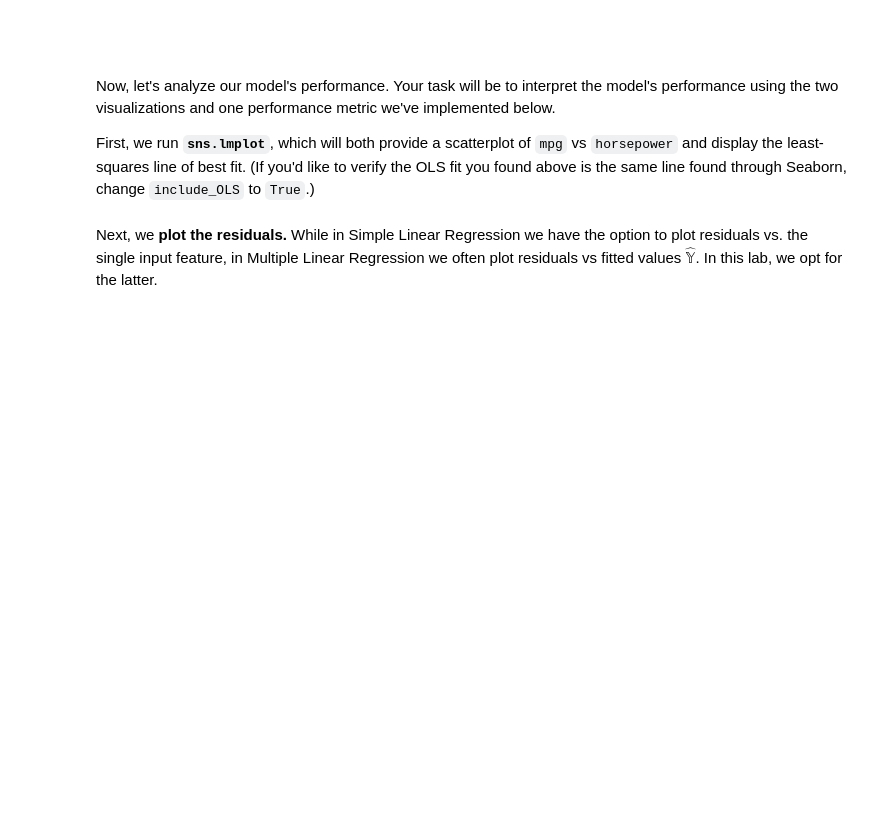
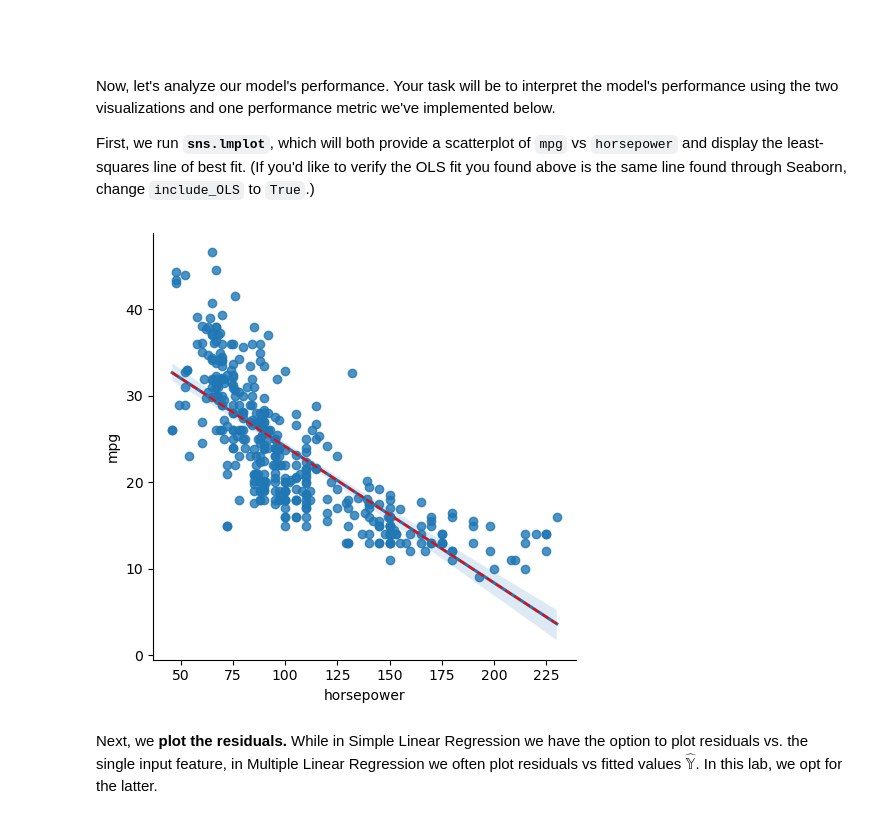
Before and after one commit to AliceRayLu/data-100-sp22, a Jupyter notebook: lab/lab06/lab06.ipynb, the cells around one changed output. Cells and saved outputs as stored; diff of their text form; code cells hidden in the pictures; blank space fills up the shorter version.

```diff
--- a/lab/lab06/lab06.ipynb
+++ b/lab/lab06/lab06.ipynb
@@ -118,7 +129,7 @@ def add_intercept(X):
     A 2D matrix of shape n x (p + 1), where the leftmost
     column is a column vector of 1's
     """
-    bias_feature = ...
+    bias_feature = np.ones((X.shape[0],1))
     return np.concatenate([bias_feature, X], axis=1)
 
 # Note the [[ ]] brackets below: the argument needs to be
@@ -157,6 +172,6 @@ def linear_model(thetas, X):
     -----------
     A 1D vector representing the linear combination of thetas and features as defined above.
     """
-    ...
+    return np.dot(X,thetas)
 # %%
 grader.check("q1b")
@@ -199,7 +216,8 @@ def get_analytical_sol(X, y):
     The estimate for theta (a 1D vector) computed using the
     equation mentioned above.
     """
-    ...
+    return np.linalg.solve(X.T@X,X.T@y)
+#don't use: np.dot(np.linalg.inv(X.T@X),X.T@y) -- maynot appear error in the next problems
 
 Y = vehicle_data['mpg']
 analytical_thetas = get_analytical_sol(X, Y)
@@ -213,13 +235,15 @@ Now, let's analyze our model's performance. Your task will be to interpret the m
 
 First, we run **`sns.lmplot`**, which will both provide a scatterplot of `mpg` vs `horsepower` and display the least-squares line of best fit. (If you'd like to verify the OLS fit you found above is the same line found through Seaborn, change `include_OLS` to `True`.)
 # %%
-include_OLS = False # change this flag to visualize OLS fit
+include_OLS = True # change this flag to visualize OLS fit
 
 sns.lmplot(x='horsepower', y='mpg', data=vehicle_data);
 predicted_mpg_hp_only = linear_model(analytical_thetas, X)
 if include_OLS:
     # if flag is on, add OLS fit as a dotted red line
     plt.plot(vehicle_data['horsepower'], predicted_mpg_hp_only, 'r--')
+# %% [output]
+[figure, added]
 # %% [markdown]
 Next, we **plot the residuals.** While in Simple Linear Regression we have the option to plot residuals vs. the single input feature, in Multiple Linear Regression we often plot residuals vs fitted values $\hat{\mathbb{Y}}$. In this lab, we opt for the latter.
 # %%
```
Also changed, not shown: parts of 42 cells of this notebook, 1 other file.
